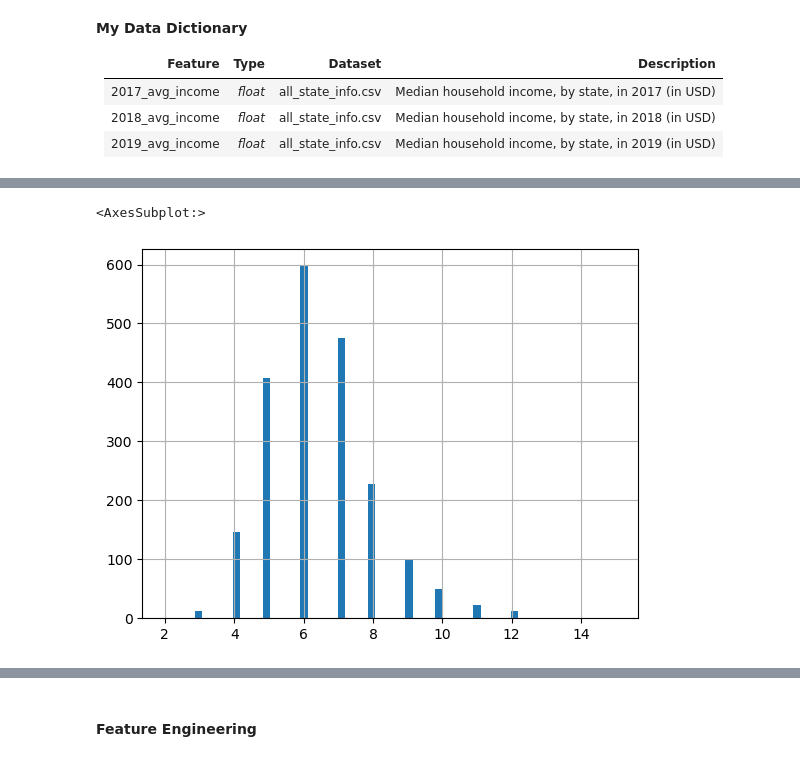
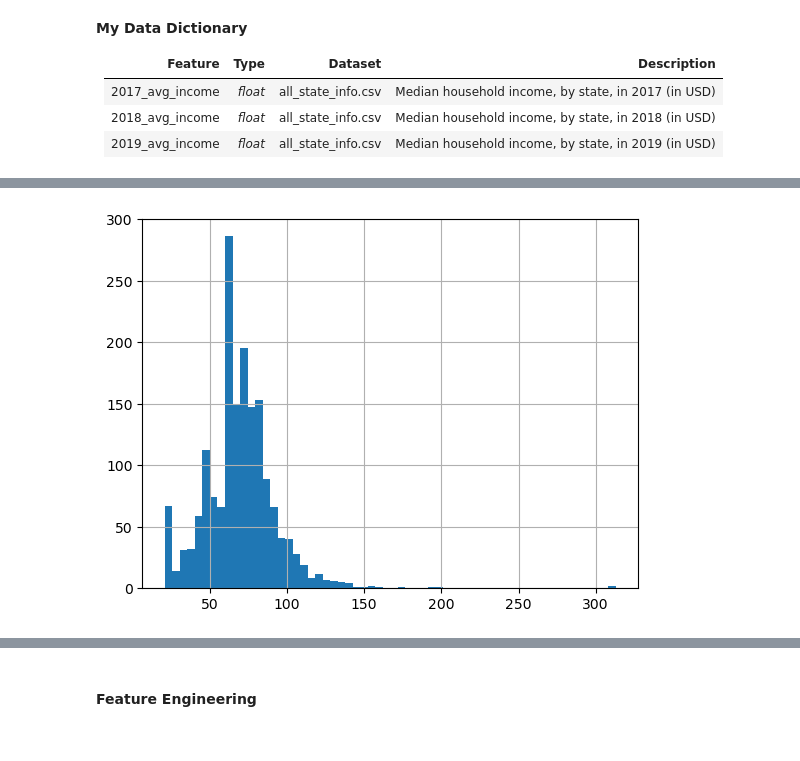
Before and after one commit to jahnavi-kal/housing-price-regression, a Jupyter notebook: P2-starter-code.ipynb, the cells around one changed output, grey strips where cells are left out. Cells and saved outputs as stored; diff of their text form; code cells hidden in the pictures.

```diff
--- a/P2-starter-code.ipynb
+++ b/P2-starter-code.ipynb
@@ -114,11 +91,8 @@ Import the datasets that you selected for this project and go through the follow
 11. Save your cleaned and merged dataframes as csv files.
 # %%
 #initialize raw dataframe that i can refer back to if needed
-df = pd.read_csv('./datasets/train.csv')
-
-#create copy that will be written over
-ames = df.copy()
-ames
+ames = pd.read_csv('./datasets/train.csv')
+ames.head()
 # %% [output]
 |  | Id | PID | MS SubClass | MS Zoning | Lot Frontage | Lot Area | Street | Alley | Lot Shape | ... |
 | 0 | 109 | 533352170 | 60 | RL | NaN | 13517 | Pave | NaN | IR1 | ... |
@@ -193,3 +157,0 @@ ames.head()
-# %%
-y = ames['saleprice']
-ames = ames.drop(columns = ['pid', 'saleprice'])
@@ -207,0 +287,5 @@ continuous = ['Lot Frontage', 'Lot Area', 'Mas Vnr Area', 'BsmtFin SF 1', 'BsmtF
+# %%
+#don't forget this step!
+#threshold for non-nulls is 75% of all observations
+ames.dropna(axis=1,thresh=(2049*0.75), inplace=True)
+ames.head()
@@ -279,6 +349,5 @@ Index(['id', 'ms_subclass', 'ms_zoning', 'lot_frontage', 'lot_area', 'street',
 # %%
 #histograms
-ames['totrms_abvgrd'].hist(bins = 60)
+ames['lot_frontage'].hist(bins = 60);
 # %% [output]
-<AxesSubplot:>
-[figure, old version]
+[figure, new version]
```
Also changed, not shown: parts of 89 cells of this notebook, 3 other files.
